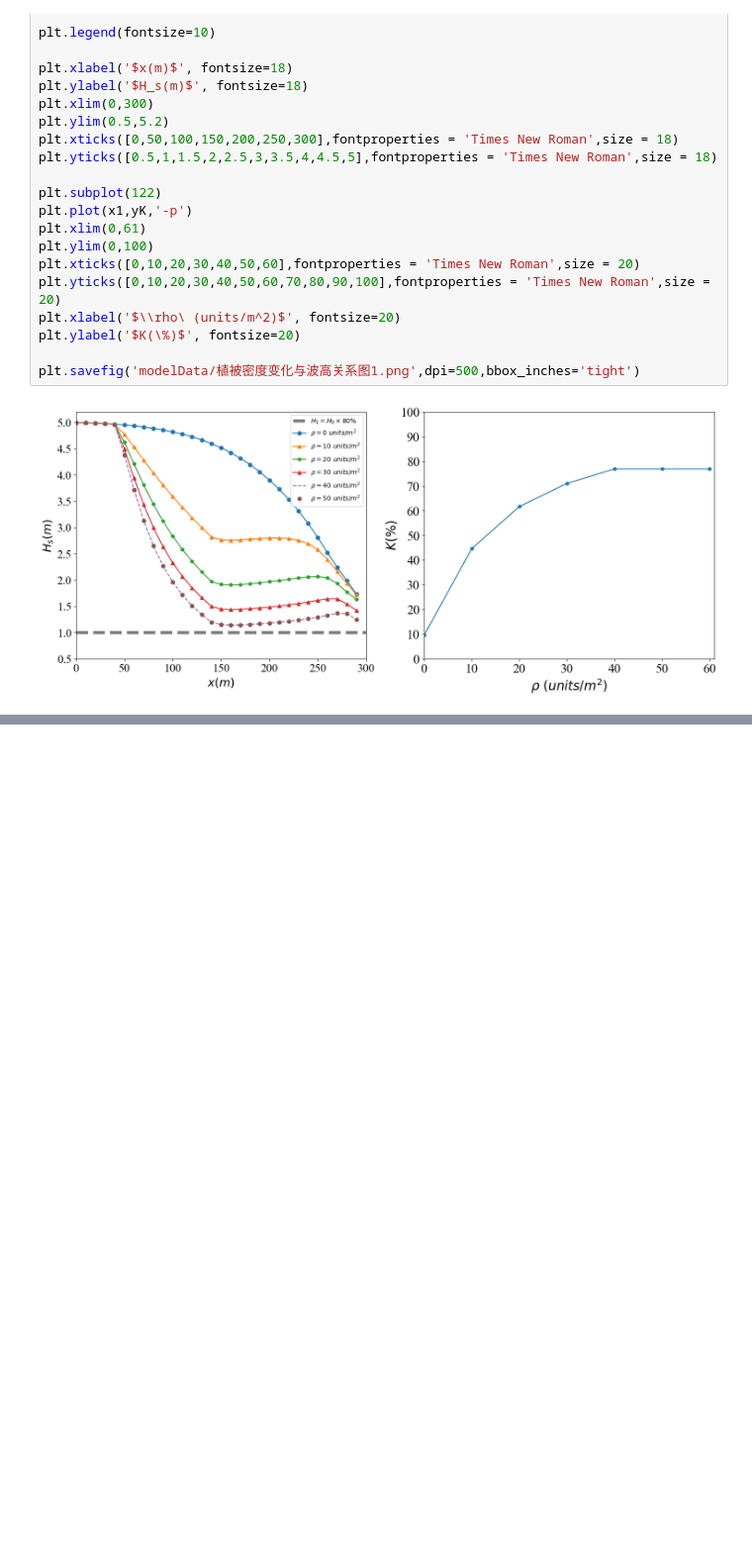
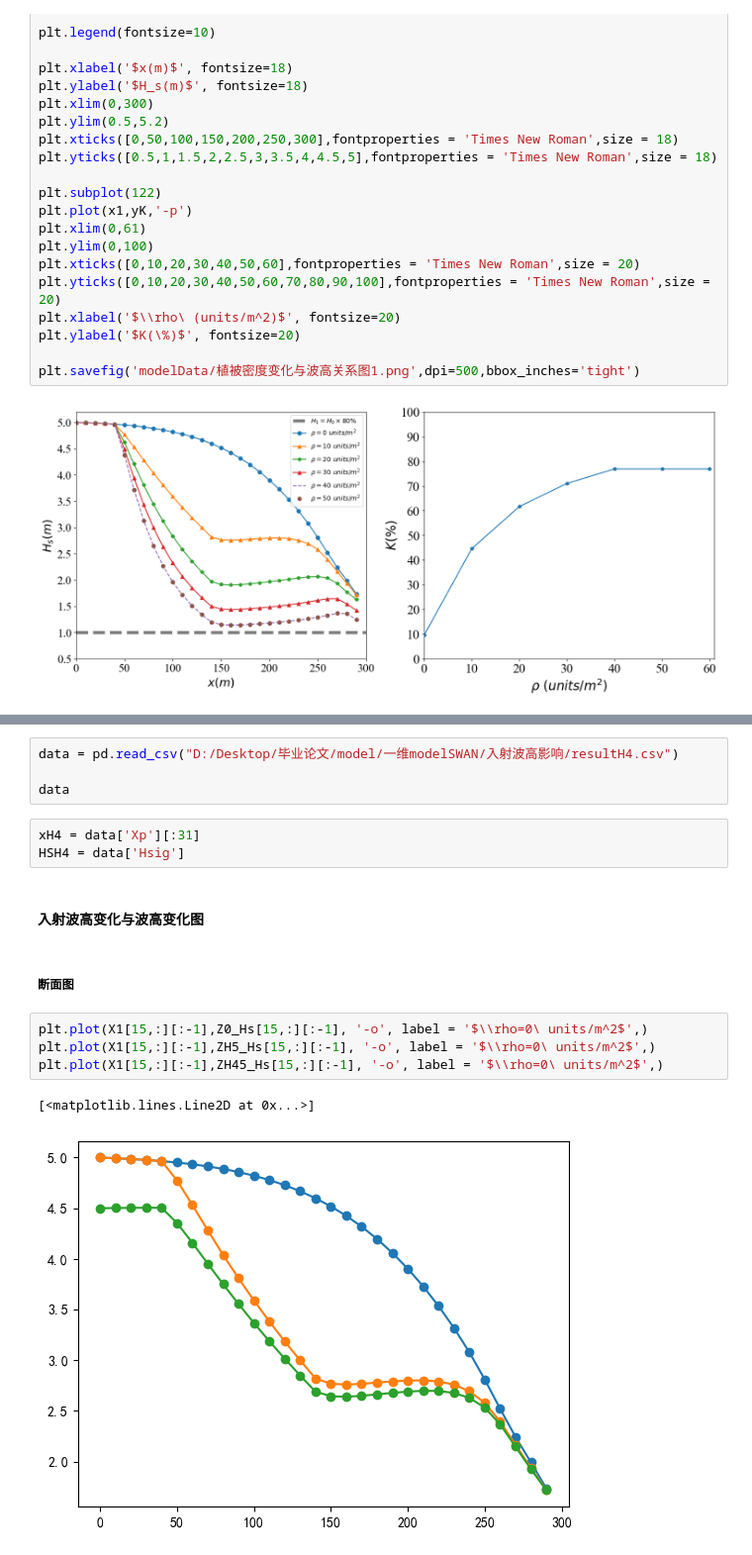
Before and after one commit to jackyvava/CodeWaveVegetation, a Jupyter notebook: code.ipynb, the cells around one changed output, grey strips where cells are left out. Shown at 99% size. Saved outputs shown, nothing was run; the diff lists cells and outputs as text; blank space fills up the shorter version.

```diff
--- a/code.ipynb
+++ b/code.ipynb
@@ -1283,0 +1386,18 @@ plt.savefig('modelData/植被密度变化与波高关系图1.png',dpi=500,bbox_i
+# %%
+data = pd.read_csv("D:/Desktop/毕业论文/model/一维modelSWAN/入射波高影响/resultH4.csv")
+
+data
+# %%
+xH4 = data['Xp'][:31]
+HSH4 = data['Hsig']
+# %% [markdown]
+#### 入射波高变化与波高变化图
+# %% [markdown]
+##### 断面图
+# %%
+plt.plot(X1[15,:][:-1],Z0_Hs[15,:][:-1], '-o', label = '$\\rho=0\ units/m^2$',)
+plt.plot(X1[15,:][:-1],ZH5_Hs[15,:][:-1], '-o', label = '$\\rho=0\ units/m^2$',)
+plt.plot(X1[15,:][:-1],ZH45_Hs[15,:][:-1], '-o', label = '$\\rho=0\ units/m^2$',)
+# %% [output]
+[<matplotlib.lines.Line2D at 0x...>]
+[figure, added]
```
Also changed, not shown: parts of 15 cells of this notebook, 1 other file.
